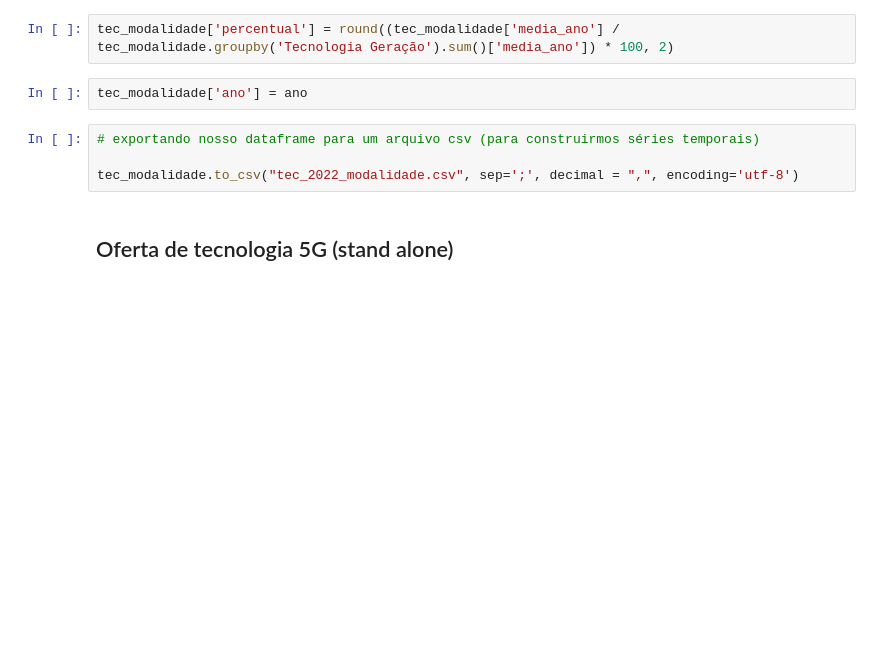
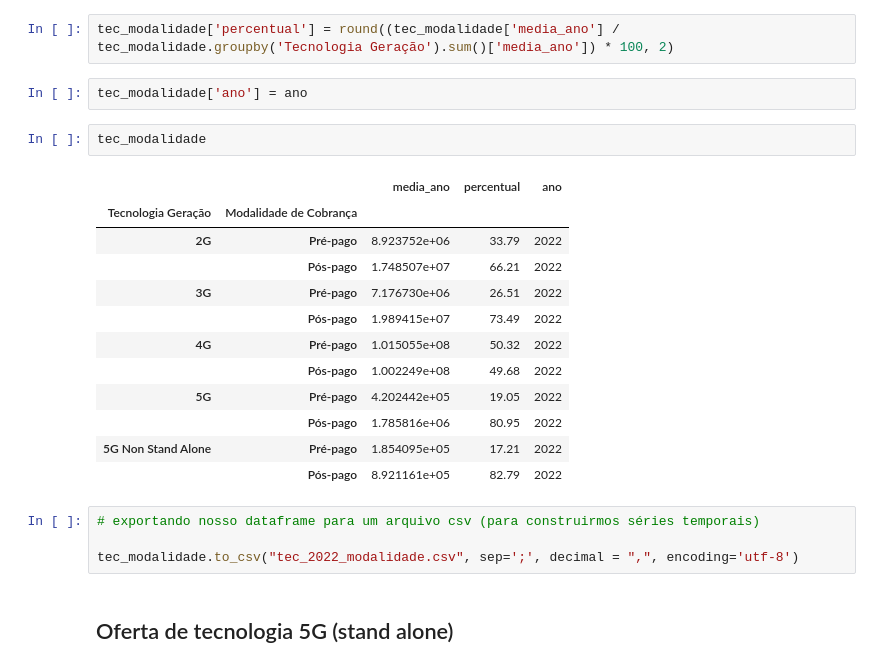
Before and after one commit to rislamiranda/projeto-smp, a Jupyter notebook: tecnologia_2022.ipynb, the cells around one changed output. Saved outputs shown, nothing was run; the diff lists cells and outputs as text; blank space fills up the shorter version.

```diff
--- a/tecnologia_2022.ipynb
+++ b/tecnologia_2022.ipynb
@@ -244,6 +272,21 @@ tec_modalidade = pd.DataFrame(df_tec.groupby(['Tecnologia Geração', 'Modalidad
 tec_modalidade['percentual'] = round((tec_modalidade['media_ano'] / tec_modalidade.groupby('Tecnologia Geração').sum()['media_ano']) * 100, 2)
 # %%
 tec_modalidade['ano'] = ano
+# %%
+tec_modalidade
+# %% [output]
+|  |  | media_ano | percentual | ano |
+| Tecnologia Geração | Modalidade de Cobrança |  |  |  |
+| 2G | Pré-pago | 8.923752e+06 | 33.79 | 2022 |
+|  | Pós-pago | 1.748507e+07 | 66.21 | 2022 |
+| 3G | Pré-pago | 7.176730e+06 | 26.51 | 2022 |
+|  | Pós-pago | 1.989415e+07 | 73.49 | 2022 |
+| 4G | Pré-pago | 1.015055e+08 | 50.32 | 2022 |
+|  | Pós-pago | 1.002249e+08 | 49.68 | 2022 |
+| 5G | Pré-pago | 4.202442e+05 | 19.05 | 2022 |
+|  | Pós-pago | 1.785816e+06 | 80.95 | 2022 |
+| 5G Non Stand Alone | Pré-pago | 1.854095e+05 | 17.21 | 2022 |
+|  | Pós-pago | 8.921161e+05 | 82.79 | 2022 |
 # %%
 # exportando nosso dataframe para um arquivo csv (para construirmos séries temporais)
 
```
Also changed, not shown: parts of 9 cells of this notebook.
